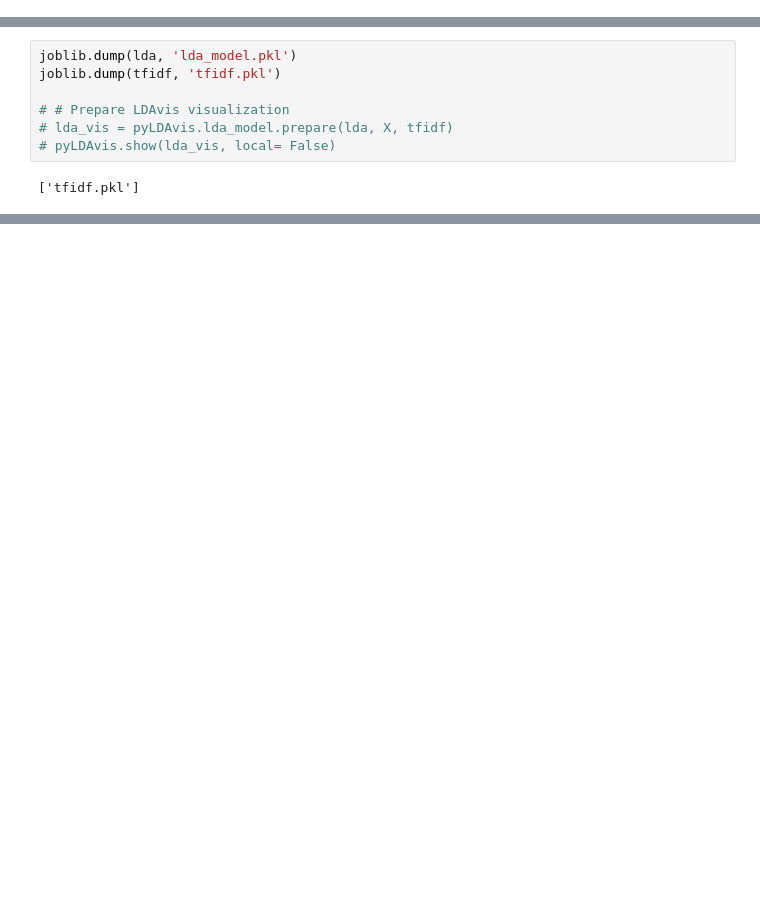
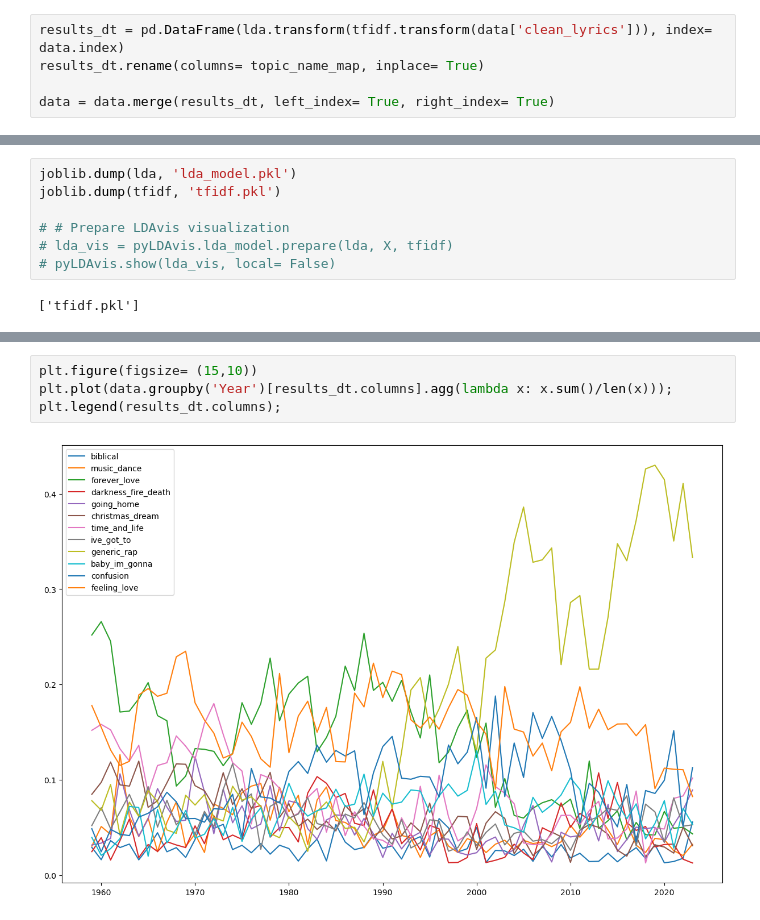
Before and after one commit to garimasc/topic_modeling_songs, a Jupyter notebook: lda.ipynb, the cells around one changed output, grey strips where cells are left out. Saved outputs shown, nothing was run; the diff lists cells and outputs as text; blank space fills up the shorter version.

```diff
--- a/lda.ipynb
+++ b/lda.ipynb
@@ -180,0 +177,5 @@ Topic 11: im gon na; baby baby baby; know know know; want want want; come come c
+# %%
+results_dt = pd.DataFrame(lda.transform(tfidf.transform(data['clean_lyrics'])), index= data.index)
+results_dt.rename(columns= topic_name_map, inplace= True)
+
+data = data.merge(results_dt, left_index= True, right_index= True)
@@ -209,0 +209,6 @@ array([[0.01176652, 0.01176643, 0.89411316, 0.01176559, 0.0117635 ,
+# %%
+plt.figure(figsize= (15,10))
+plt.plot(data.groupby('Year')[results_dt.columns].agg(lambda x: x.sum()/len(x)));
+plt.legend(results_dt.columns);
+# %% [output]
+[figure, added]
```
Also changed, not shown: parts of 12 cells of this notebook, 2 other files.
